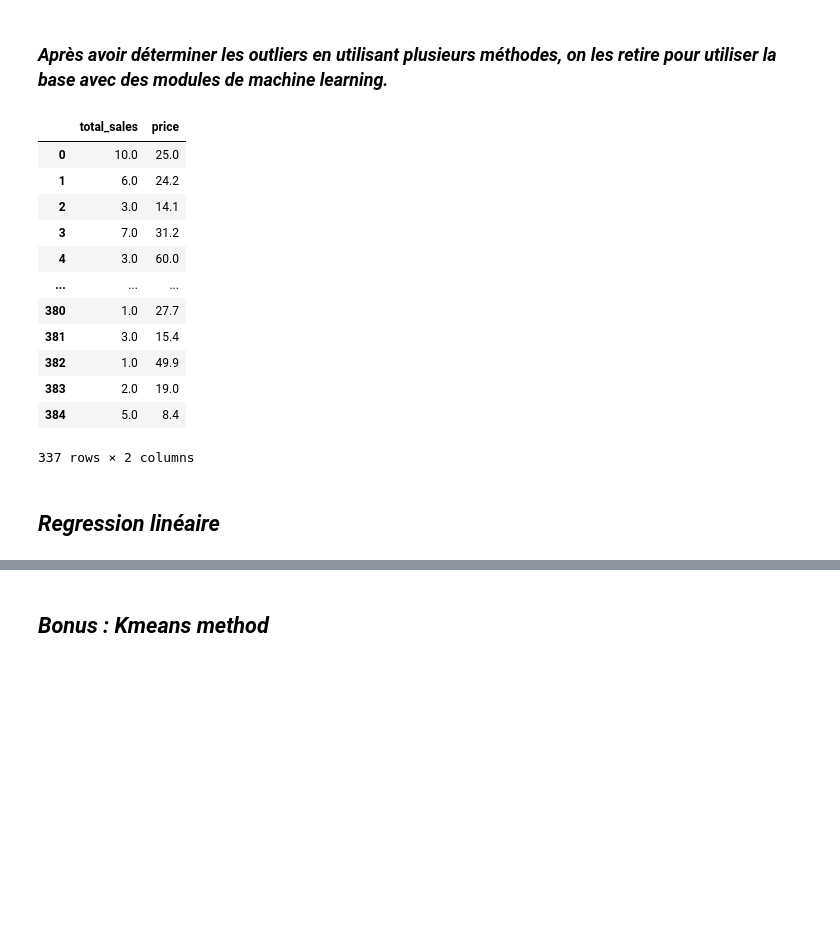
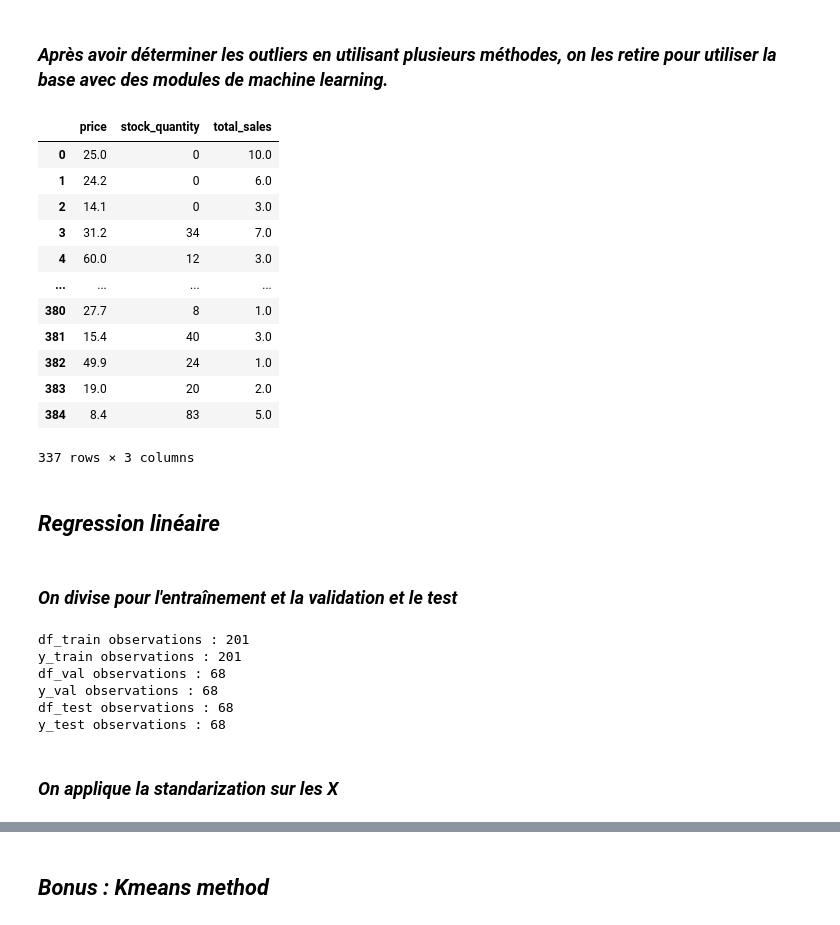
Before and after one commit to mwa28/advanced_data_analysis, a Jupyter notebook: POUGET_AWWAD_ALHALABI.ipynb, the cells around one changed output, grey strips where cells are left out. Drawn from its saved outputs; the diff is of its cells as text; code cells hidden in the pictures; blank space fills up the shorter version.

```diff
--- a/POUGET_AWWAD_ALHALABI.ipynb
+++ b/POUGET_AWWAD_ALHALABI.ipynb
@@ -444,21 +444,22 @@ reduced_df[reduced_df['z_score_price'].abs() > 2]
 ### _Après avoir déterminer les outliers en utilisant plusieurs méthodes, on les retire pour utiliser la base avec des modules de machine learning._
 # %%
 prediction_set = reduced_df[reduced_df.outliers == 'Not_Outlier'].copy()
-prediction_set.drop(columns=['sku', 'product_id', 'stock_quantity','stock_status',	'outliers',	'z_score_price',	'z_score_sales'], inplace=True)
+prediction_set.drop(columns=['sku', 'product_id','stock_status',	'outliers',	'z_score_price',	'z_score_sales'], inplace=True)
+prediction_set = prediction_set[['price', 'stock_quantity','total_sales']]
 prediction_set
 # %% [output]
-|  | total_sales | price |
-| 0 | 10.0 | 25.0 |
-| 1 | 6.0 | 24.2 |
-| 2 | 3.0 | 14.1 |
-| 3 | 7.0 | 31.2 |
-| 4 | 3.0 | 60.0 |
-| ... | ... | ... |
-| 380 | 1.0 | 27.7 |
-| 381 | 3.0 | 15.4 |
-| 382 | 1.0 | 49.9 |
-| 383 | 2.0 | 19.0 |
-| 384 | 5.0 | 8.4 |
+|  | price | stock_quantity | total_sales |
+| 0 | 25.0 | 0 | 10.0 |
+| 1 | 24.2 | 0 | 6.0 |
+| 2 | 14.1 | 0 | 3.0 |
+| 3 | 31.2 | 34 | 7.0 |
+| 4 | 60.0 | 12 | 3.0 |
+| ... | ... | ... | ... |
+| 380 | 27.7 | 8 | 1.0 |
+| 381 | 15.4 | 40 | 3.0 |
+| 382 | 49.9 | 24 | 1.0 |
+| 383 | 19.0 | 20 | 2.0 |
+| 384 | 8.4 | 83 | 5.0 |
-337 rows × 2 columns
+337 rows × 3 columns
 # %% [markdown]
 ## _Regression linéaire_
@@ -466,0 +466,31 @@ prediction_set
+# %% [markdown]
+### _On divise pour l'entraînement et la validation et le test_
+# %%
+from sklearn.model_selection import train_test_split
+from sklearn.preprocessing import StandardScaler
+from sklearn.linear_model import LinearRegression
+from sklearn.metrics import r2_score
+X_train, X_test, y_train, y_test = train_test_split(prediction_set[['total_sales', 'stock_quantity']], prediction_set.price, test_size = 0.20, random_state = 0 )
+X_train, X_val, y_train, y_val = train_test_split(X_train, y_train, random_state=7, test_size=0.25)
+
+s_scaler = StandardScaler()
+
+n_train = y_train.shape[0]
+n_val = y_val.shape[0]
+n_test = y_test.shape[0]
+
+print("df_train observations : %s" % n_train)
+print("y_train observations : %s" % str(y_train.shape[0]))
+print("df_val observations : %s" % n_val)
+print("y_val observations : %s" % str(y_val.shape[0]))
+print("df_test observations : %s" % n_test)
+print("y_test observations : %s" % str(y_test.shape[0]))
+# %% [output]
+df_train observations : 201
+y_train observations : 201
+df_val observations : 68
+y_val observations : 68
+df_test observations : 68
+y_test observations : 68
+# %% [markdown]
+### _On applique la standarization sur les X_
```
Also changed, not shown: parts of 20 cells of this notebook.
